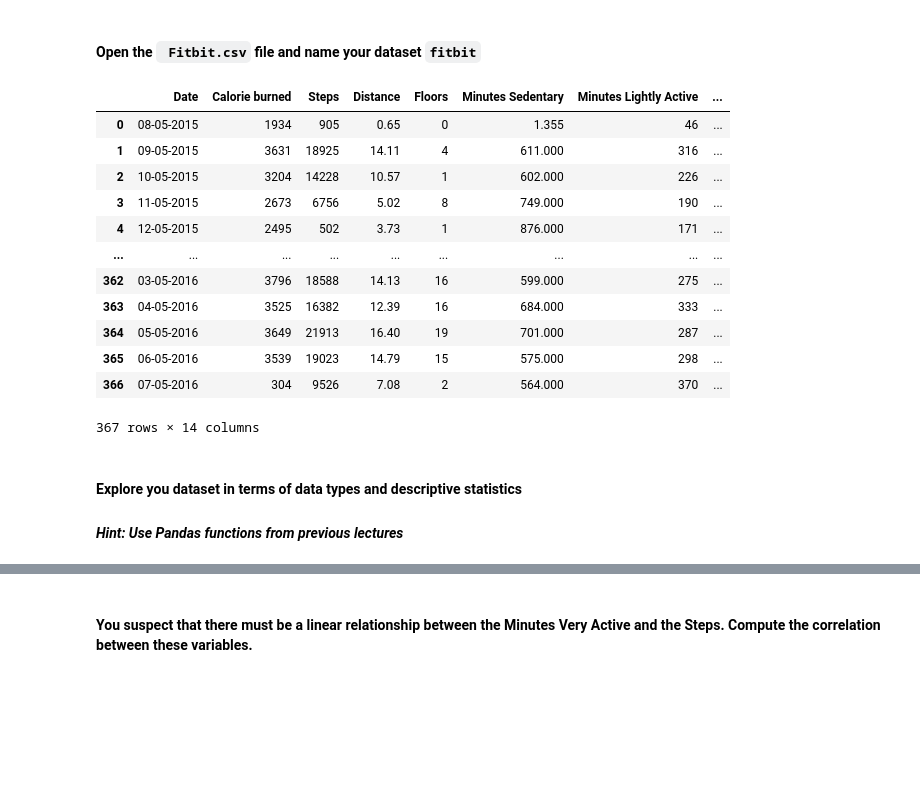
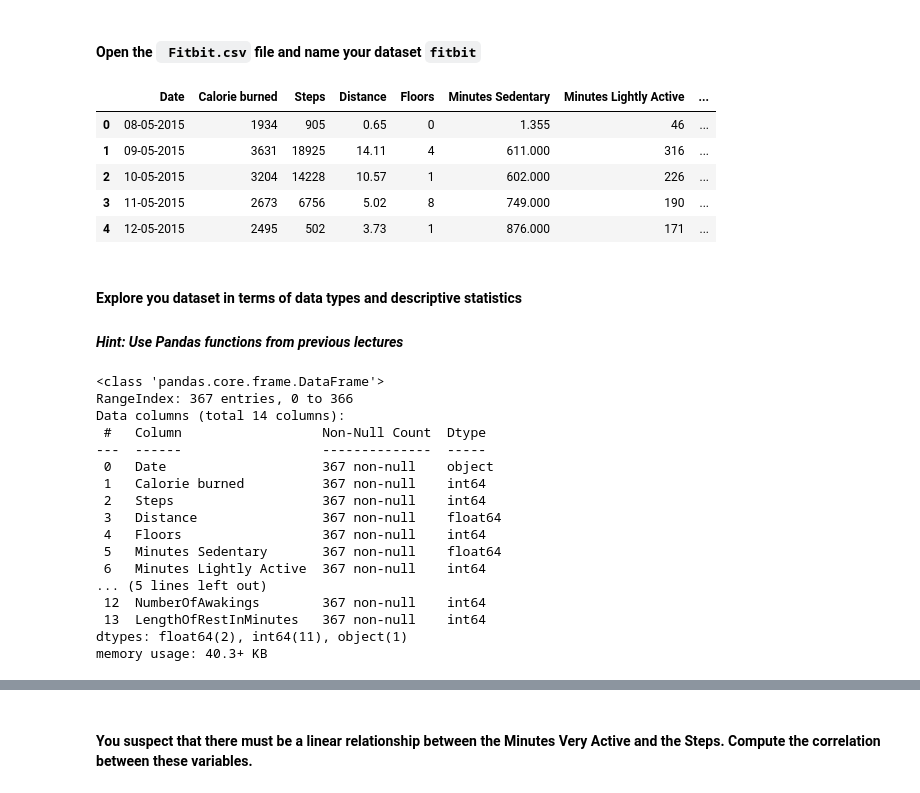
Before and after one commit to Ironhack-Data-Madrid-Octubre-2023/5.1-lab_pivot_table_and_correlation, a Jupyter notebook: your_code/main.ipynb, the cells around one changed output, grey strips where cells are left out. Drawn from its saved outputs; the diff is of its cells as text; code cells hidden in the pictures; blank space fills up the shorter version.

```diff
--- a/your_code/main.ipynb
+++ b/your_code/main.ipynb
@@ -165,21 +169,14 @@ pivot_employee_6
 #### Open the ` Fitbit.csv` file and name your dataset `fitbit`
 # %%
 fitbit=pd.read_csv('../data/Fitbit.csv')
-fitbit
+fitbit.head()
 # %% [output]
 |  | Date | Calorie burned | Steps | Distance | Floors | Minutes Sedentary | Minutes Lightly Active | ... |
 | 0 | 08-05-2015 | 1934 | 905 | 0.65 | 0 | 1.355 | 46 | ... |
 | 1 | 09-05-2015 | 3631 | 18925 | 14.11 | 4 | 611.000 | 316 | ... |
 | 2 | 10-05-2015 | 3204 | 14228 | 10.57 | 1 | 602.000 | 226 | ... |
 | 3 | 11-05-2015 | 2673 | 6756 | 5.02 | 8 | 749.000 | 190 | ... |
 | 4 | 12-05-2015 | 2495 | 502 | 3.73 | 1 | 876.000 | 171 | ... |
-| ... | ... | ... | ... | ... | ... | ... | ... | ... |
-| 362 | 03-05-2016 | 3796 | 18588 | 14.13 | 16 | 599.000 | 275 | ... |
-| 363 | 04-05-2016 | 3525 | 16382 | 12.39 | 16 | 684.000 | 333 | ... |
-| 364 | 05-05-2016 | 3649 | 21913 | 16.40 | 19 | 701.000 | 287 | ... |
-| 365 | 06-05-2016 | 3539 | 19023 | 14.79 | 15 | 575.000 | 298 | ... |
-| 366 | 07-05-2016 | 304 | 9526 | 7.08 | 2 | 564.000 | 370 | ... |
-367 rows × 14 columns
 # %% [markdown]
 #### Explore you dataset in terms of data types and descriptive statistics
 #### *Hint: Use Pandas functions from previous lectures*
@@ -189,0 +183,20 @@ fitbit
+# %%
+fitbit.info()
+# %% [output]
+<class 'pandas.core.frame.DataFrame'>
+RangeIndex: 367 entries, 0 to 366
+Data columns (total 14 columns):
+ #   Column                  Non-Null Count  Dtype
+---  ------                  --------------  -----
+ 0   Date                    367 non-null    object
+ 1   Calorie burned          367 non-null    int64
+ 2   Steps                   367 non-null    int64
+ 3   Distance                367 non-null    float64
+ 4   Floors                  367 non-null    int64
+ 5   Minutes Sedentary       367 non-null    float64
+ 6   Minutes Lightly Active  367 non-null    int64
+... (5 lines left out)
+ 12  NumberOfAwakings        367 non-null    int64
+ 13  LengthOfRestInMinutes   367 non-null    int64
+dtypes: float64(2), int64(11), object(1)
+memory usage: 40.3+ KB
```
Also changed, not shown: parts of 40 cells of this notebook.
